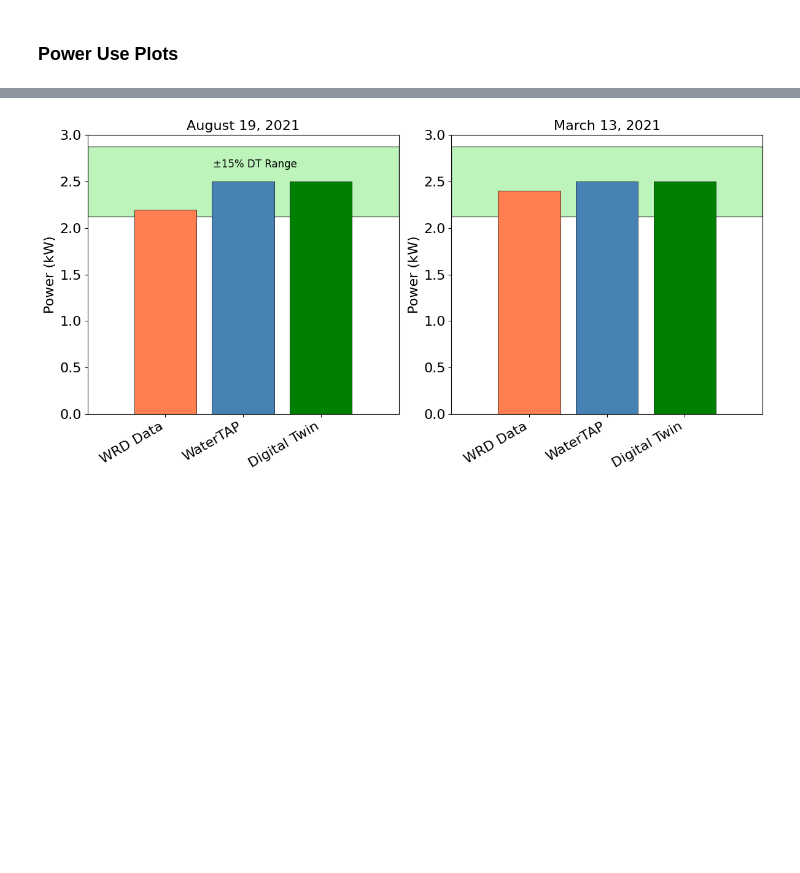
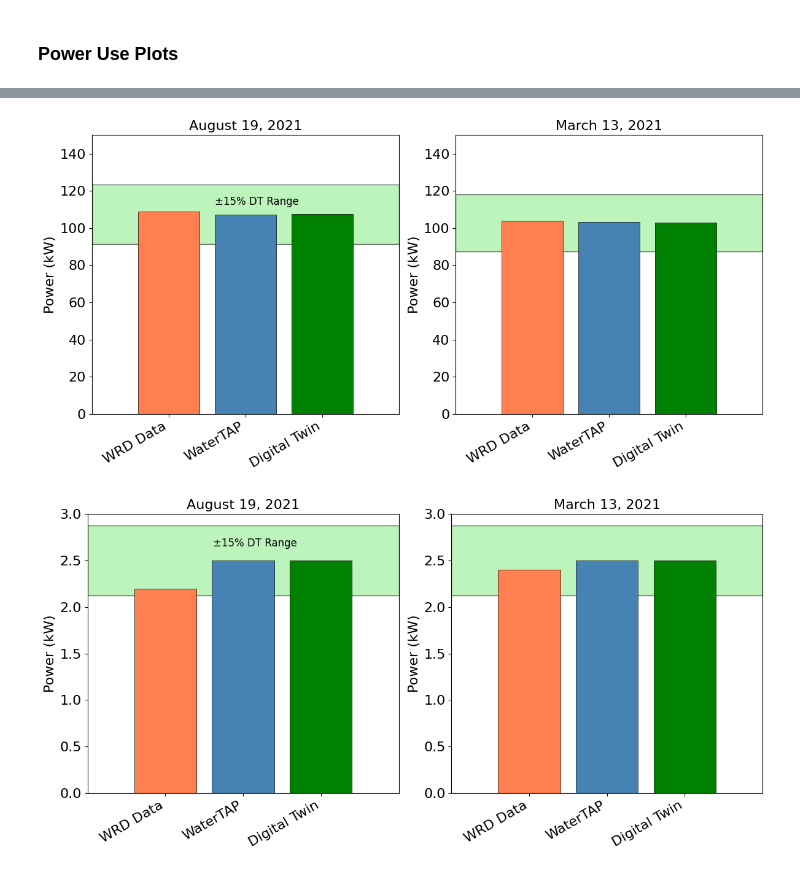
Before and after one commit to watertap-org/flex_desal, a Jupyter notebook: src/wrd/report/Jan2026_report_figures.ipynb, the cells around one changed output, grey strips where cells are left out. Cells and saved outputs as stored; diff of their text form; code cells hidden in the pictures; blank space fills up the shorter version.

```diff
--- a/src/wrd/report/Jan2026_report_figures.ipynb
+++ b/src/wrd/report/Jan2026_report_figures.ipynb
@@ -196,42 +200,44 @@ plt.savefig('TSRO_Power_Comparison.png', dpi=300)
 # %%
 # UV-AOP
-measured_power_8_19 = 54.5
-modeled_power_8_19 =  53.6
-DT_power_8_19 = 53.7
+measured_power_8_19 = 54.5 *2
+modeled_power_8_19 =  53.6 *2
+DT_power_8_19 = 53.7 *2
 
-measured_power_3_13 = 52
-modeled_power_3_13 = 51.7
-DT_power_3_13 = 51.4
+measured_power_3_13 = 52 *2
+modeled_power_3_13 = 51.7 *2
+DT_power_3_13 = 51.4*2
 
 fig_4, (ax1, ax2) = plt.subplots(1, 2, figsize=(12, 6))
 
 # Subplot 1: 8/19 Power data
 categories_1 = ['WRD Data', 'WaterTAP', 'Digital Twin']
 values_1 = [measured_power_8_19, modeled_power_8_19, DT_power_8_19]
 ax1.fill_between(np.array([-1,3]), DT_power_8_19 * 0.85, DT_power_8_19 * 1.15, color='lightgreen', alpha=.6, label='±15% DT Range',edgecolor='black',linewidth=1)
 ax1.bar(categories_1, values_1, color=['coral', 'steelblue', 'green'],edgecolor='black',linewidth=.5)
 ax1.text(1.15, DT_power_8_19 + 5, '±15% DT Range', color='black', fontsize=12, ha='center')
 ax1.set_ylabel('Power (kW)', fontsize=16)
 ax1.set_title('August 19, 2021', fontsize=16)
-ax1.set_ylim([0, 70])
+ax1.set_ylim([0, 150])
 ax1.set_xlim(([-1,3]))
 ax1.tick_params(labelsize=16)
 plt.setp(ax1.get_xticklabels(), rotation=30, ha='right')
 
 # Subplot 2: 3/13 Power data
 categories_2 = ['WRD Data', 'WaterTAP', 'Digital Twin']
 values_2 = [measured_power_3_13, modeled_power_3_13, DT_power_3_13]
 ax2.fill_between(np.array([-1,3]), DT_power_3_13 * 0.85, DT_power_3_13 * 1.15, color='lightgreen', alpha=.6, label='±15% DT Range',edgecolor='black',linewidth=1)
 ax2.bar(categories_2, values_2, color=['coral', 'steelblue', 'green'],edgecolor='black',linewidth=.5)
 # ax2.text(1.15, DT_power_3_13 + 0.15, '±15% DT Range', color='black', fontsize=12, ha='center')
 ax2.set_ylabel('Power (kW)', fontsize=16)
 ax2.set_title('March 13, 2021', fontsize=16)
-ax2.set_ylim([0, 70])
+ax2.set_ylim([0, 150])
 ax2.set_xlim(([-1,3]))
 ax2.tick_params(labelsize=16)
 plt.setp(ax2.get_xticklabels(), rotation=30, ha='right')
 plt.tight_layout()
 plt.savefig('UV_AOP_Power_Comparison.png', dpi=300)
+# %% [output]
+[figure, added]
 # %%
 # Decarbonator
 measured_power_8_19 = 2.2
```
Also changed, not shown: parts of 3 cells of this notebook, 5 other files.
